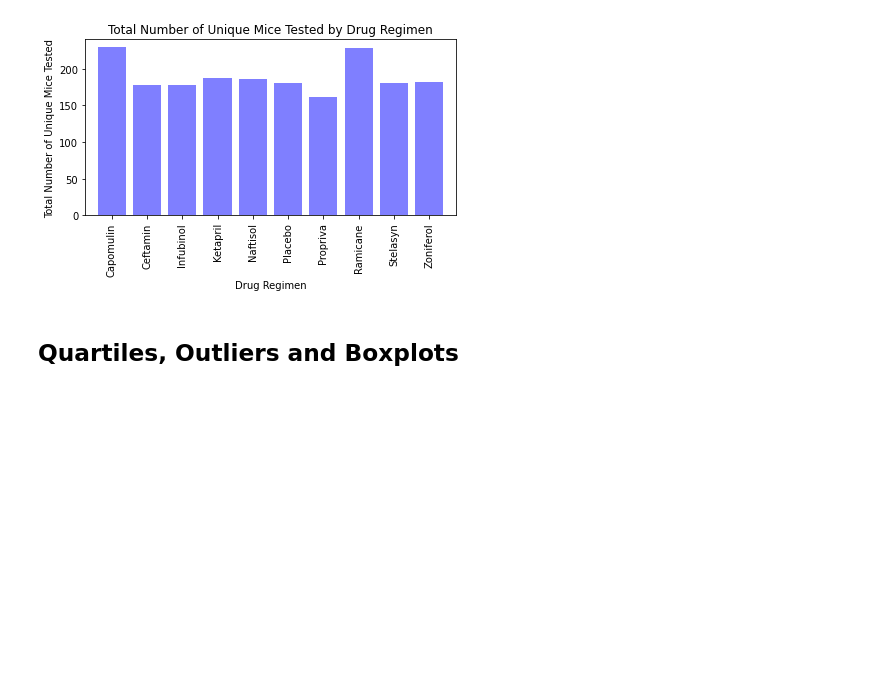
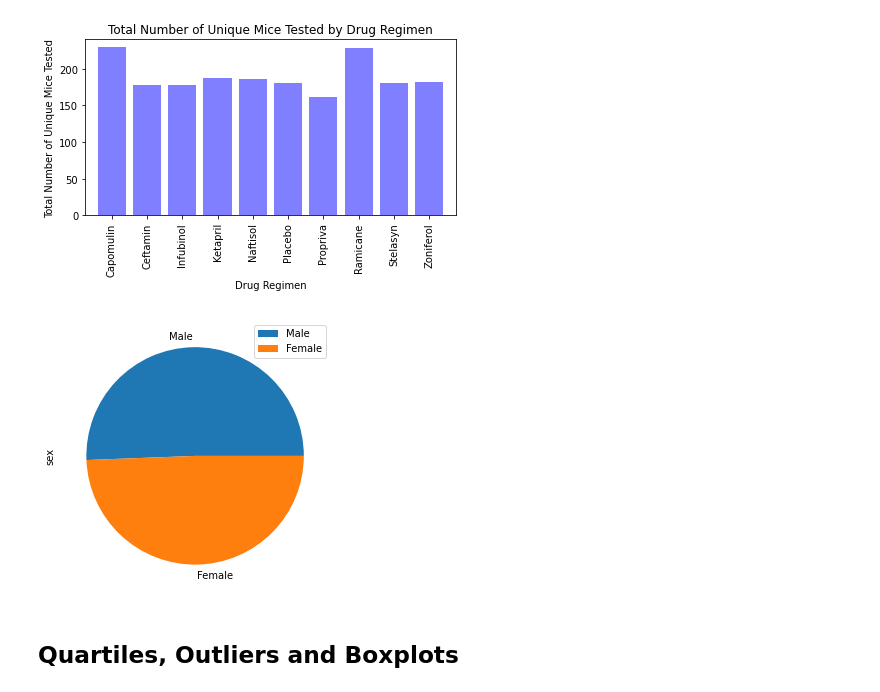
Before and after one commit to lstredler/MatPlotLib-challenge, a Jupyter notebook: pymaceuticals_starter.ipynb, the cells around one changed output. Saved outputs shown, nothing was run; the diff lists cells and outputs as text; code cells hidden in the pictures; blank space fills up the shorter version.

Commit message:
pie chart

```diff
--- a/pymaceuticals_starter.ipynb
+++ b/pymaceuticals_starter.ipynb
@@ -190,3 +190,15 @@ plt.ylabel("Total Number of Unique Mice Tested")
 plt.tight_layout()
 # %% [output]
 [figure]
+# %%
+# Generate a pie plot showing the distribution of female versus male mice using pandas
+
+#create new data frame for sex and mouse ID to count values
+mouse_sex_group = mouse_meta_study_df.groupby(["Sex"]).count()["Mouse ID"]
+mouse_sex_group
+
+mouse_sex_df = pd.DataFrame({'sex':[958,935]},
+                            index=['Male', 'Female'])
+plot = mouse_sex_df.plot.pie(y='sex', figsize=(5,5,))
+# %% [output]
+[figure, added]
```
Also changed, not shown: parts of 3 cells of this notebook.
